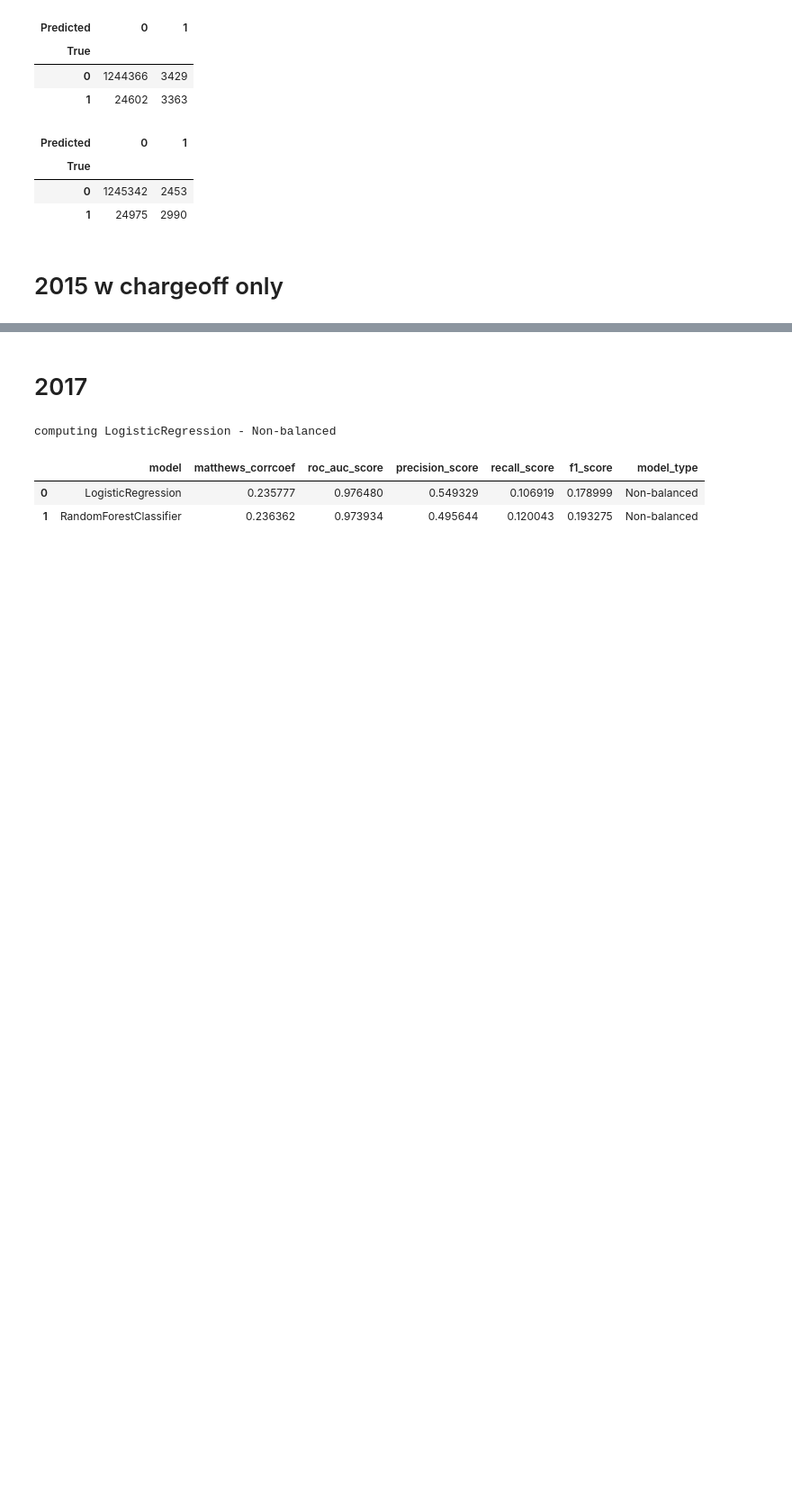
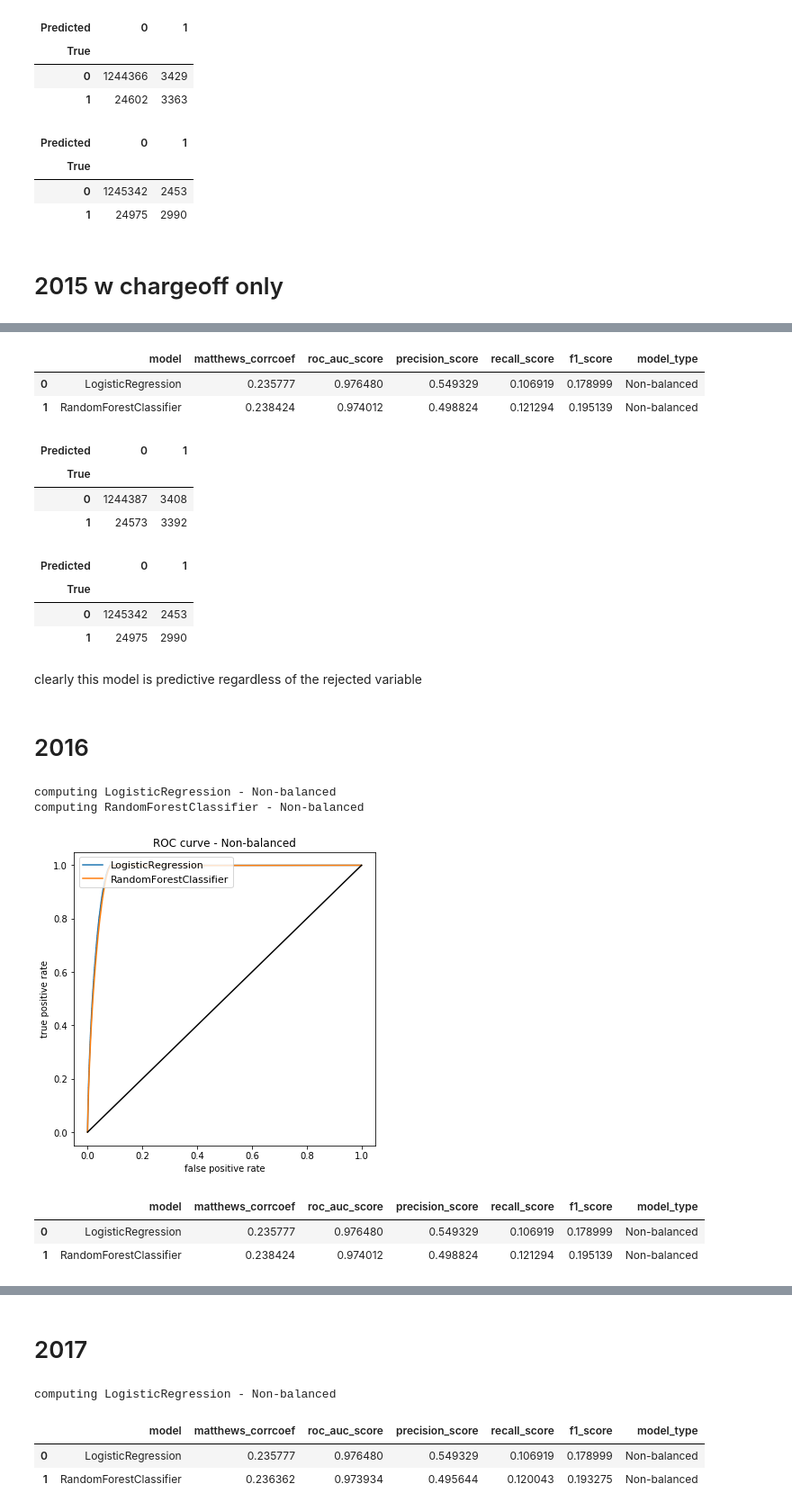
Before and after one commit to adamcoop9889/loan_defaults, a Jupyter notebook: loan_defaults.ipynb, the cells around one changed output, grey strips where cells are left out. Shown at 90% size. Drawn from its saved outputs; the diff is of its cells as text; code cells hidden in the pictures; blank space fills up the shorter version.

```diff
--- a/loan_defaults.ipynb
+++ b/loan_defaults.ipynb
@@ -933,3 +924,8 @@ data_2018 =  pd.DataFrame(data = X_clean[data4])
+# %%
+data_2015 = X_clean[X_clean.date_year == 2015]
+data_2016 = X_clean[X_clean.date_year == 2016]
+data_2017 = X_clean[X_clean.date_year == 2017]
+data_2018 = X_clean[X_clean.date_year == 2018]
 # %%
 data_2015A = data_2015[data_2015.loan_status != 'rejected']
 data_2016A = data_2016[data_2016.loan_status != 'rejected']
@@ -1261,6 +1267,48 @@ models_report, conf_matrix = run_models(X_train, y_train, X_test, y_test, model_
 # %%
 models_report #now to get a report of the models
+# %% [output]
+|  | model | matthews_corrcoef | roc_auc_score | precision_score | recall_score | f1_score | model_type |
+| 0 | LogisticRegression | 0.235777 | 0.976480 | 0.549329 | 0.106919 | 0.178999 | Non-balanced |
+| 1 | RandomForestClassifier | 0.238424 | 0.974012 | 0.498824 | 0.121294 | 0.195139 | Non-balanced |
 # %%
 conf_matrix['RandomForestClassifier'] #the confidence matrix for random forest
+# %% [output]
+| Predicted | 0 | 1 |
+| True |  |  |
+| 0 | 1244387 | 3408 |
+| 1 | 24573 | 3392 |
 # %%
 conf_matrix['LogisticRegression'] #the confidence matrix for logistic regression
+# %% [output]
+| Predicted | 0 | 1 |
+| True |  |  |
+| 0 | 1245342 | 2453 |
+| 1 | 24975 | 2990 |
+# %% [markdown]
+clearly this model is predictive regardless of the rejected variable
+# %% [markdown]
+# 2016
+# %%
+#mpl.rc("savefig", dpi=300)
+
+X_train, X_test, y_train, y_test = train_test_split(X_scaled, y.values, test_size=0.4, random_state=0)
+#feed training and testing data into train_test_split
+#test size is 40%, making training set 60%
+#If int, random_state is the seed used by the random number generator;
+#A random seed (or seed state, or just seed) is a number (or vector)
+#used to initialize a pseudorandom number generator and set initial value
+#random_state is 0
+
+models_report, conf_matrix = run_models(X_train, y_train, X_test, y_test, model_type = 'Non-balanced')
+#now focus on models report and confidence matrix
+#run models using data set and non balanced, outputs will be assigned to output report and matrix
+# %% [output]
+computing LogisticRegression - Non-balanced
+computing RandomForestClassifier - Non-balanced
+[figure, added]
+# %%
+models_report #now to get a report of the models
+# %% [output]
+|  | model | matthews_corrcoef | roc_auc_score | precision_score | recall_score | f1_score | model_type |
+| 0 | LogisticRegression | 0.235777 | 0.976480 | 0.549329 | 0.106919 | 0.178999 | Non-balanced |
+| 1 | RandomForestClassifier | 0.238424 | 0.974012 | 0.498824 | 0.121294 | 0.195139 | Non-balanced |
```
Also changed, not shown: parts of 10 cells of this notebook.
